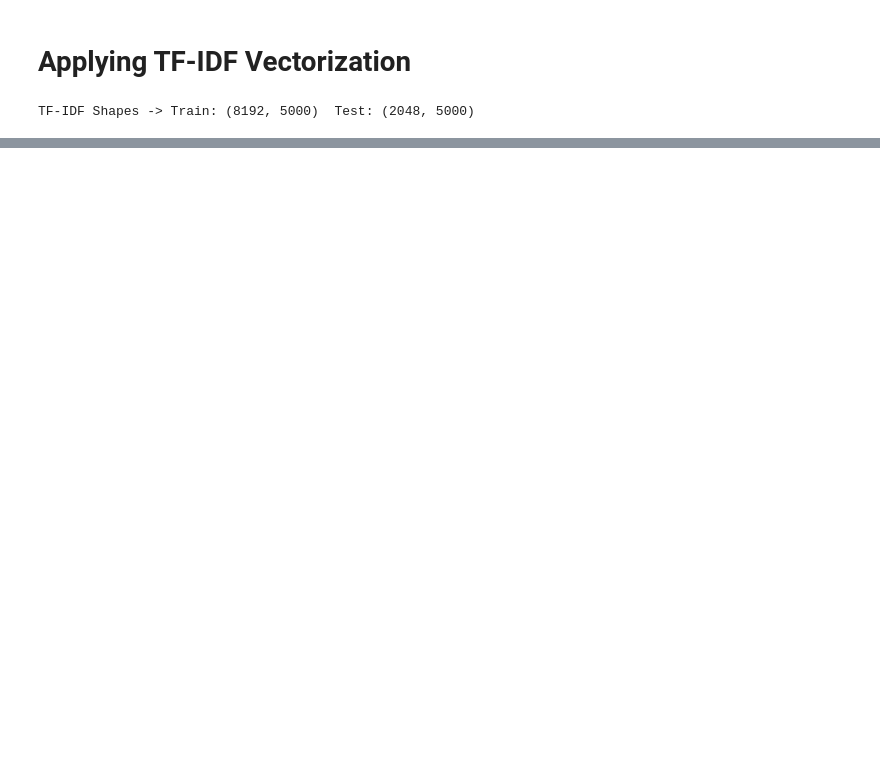
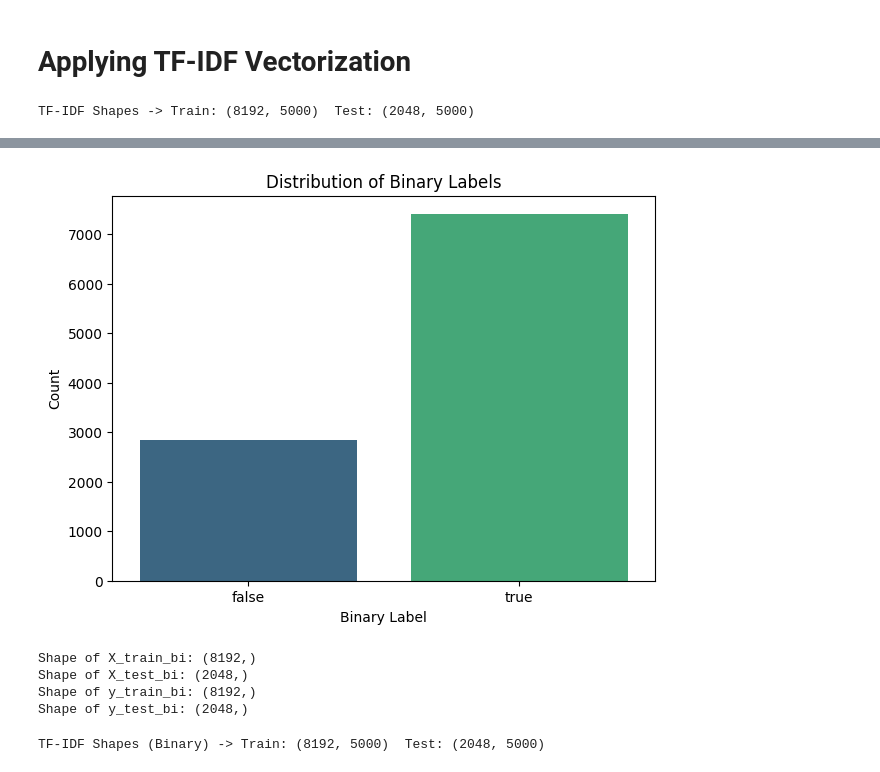
Before and after one commit to 8464947452/final-project-fake-news-detection, a Jupyter notebook: fake_news_detection.ipynb, the cells around one changed output, grey strips where cells are left out. Saved outputs shown, nothing was run; the diff lists cells and outputs as text; code cells hidden in the pictures; blank space fills up the shorter version.

```diff
--- a/fake_news_detection.ipynb
+++ b/fake_news_detection.ipynb
@@ -215,15 +295,0 @@ for label in df['label'].unique():
-# %%
-df.fillna({
-    'subject':'unknown',
-    'speaker':'unknown',
-    'speaker_job_title':'unknown',
-    'state_info':'unknown',
-    'party_affiliation':'unknown',
-    'context':'unknown',
-    'justification':'unknown'
-}, inplace=True)
-
-num_cols = ['barely_true_counts','false_counts','half_true_counts',
-            'mostly_true_counts','pants_on_fire_counts']
-for c in num_cols:
-    df[c] = pd.to_numeric(df[c], errors='coerce').fillna(0).astype(int)
@@ -509,0 +532,21 @@ weighted avg     0.2521    0.2515    0.2424      2048
+# %%
+from sklearn.preprocessing import LabelEncoder
+
+# Create the binary string label column
+df['bi_label_str'] = df['label'].apply(
+    lambda status: 'true' if status in ['true', 'mostly-true', 'half-true', 'barely-true']
+                   else 'false' if status in ['false', 'pants-fire']
+                   else None
+)
+
+# Initialize a new LabelEncoder for the binary labels
+bi_le = LabelEncoder()
+
+# Encode the new binary label column
+df['bi_label_encoded'] = bi_le.fit_transform(df['bi_label_str'])
+
+print("Binary Label Mapping:", dict(zip(bi_le.classes_, bi_le.transform(bi_le.classes_))))
+print("\nValue counts for the new binary label:")
+print(df['bi_label_str'].value_counts())
+print("\nValue counts for the new binary encoded label:")
+print(df['bi_label_encoded'].value_counts())
@@ -509,0 +567,39 @@ weighted avg     0.2521    0.2515    0.2424      2048
+# %%
+plt.figure(figsize=(7, 5))
+sns.countplot(data=df, x='bi_label_str', palette='viridis', hue='bi_label_str', legend=False)
+plt.title('Distribution of Binary Labels')
+plt.xlabel('Binary Label')
+plt.ylabel('Count')
+plt.show()
+# %% [output]
+[figure, added]
+# %%
+from sklearn.model_selection import train_test_split
+
+# Split the dataset into training and testing sets
+# This is crucial for evaluating model performance on unseen data
+# `test_size=0.2` allocates 20% of the data to the test set
+# `random_state=42` ensures reproducibility of the split, meaning the same rows will be in train/test each time
+X_train_bi, X_test_bi, y_train_bi, y_test_bi = train_test_split(
+    df['cleaned_text'], df['bi_label_encoded'], test_size=0.2, random_state=42)
+
+print("Shape of X_train_bi:", X_train_bi.shape)
+print("Shape of X_test_bi:", X_test_bi.shape)
+print("Shape of y_train_bi:", y_train_bi.shape)
+print("Shape of y_test_bi:", y_test_bi.shape)
+# %% [output]
+Shape of X_train_bi: (8192,)
+Shape of X_test_bi: (2048,)
+Shape of y_train_bi: (8192,)
+Shape of y_test_bi: (2048,)
+# %%
+vectorizer_bi = TfidfVectorizer(
+    max_features=5000, # Limits the number of features (vocabulary size) to the top 5000 most frequent terms.
+    stop_words='english' # Removes common English stop words (like 'the', 'is', 'and') that usually don't carry much meaning.
+)
+X_train_tfidf_bi = vectorizer_bi.fit_transform(X_train_bi)
+X_test_tfidf_bi = vectorizer_bi.transform(X_test_bi)
+
+print("\nTF-IDF Shapes (Binary) -> Train:", X_train_tfidf_bi.shape, " Test:", X_test_tfidf_bi.shape)
+# %% [output]
+TF-IDF Shapes (Binary) -> Train: (8192, 5000)  Test: (2048, 5000)
```
Also changed, not shown: parts of 35 cells of this notebook.
